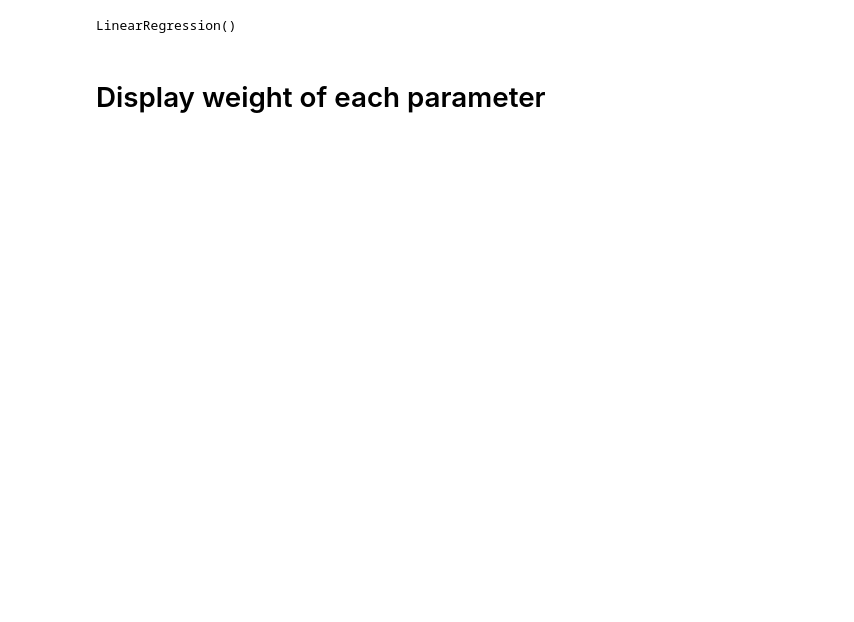
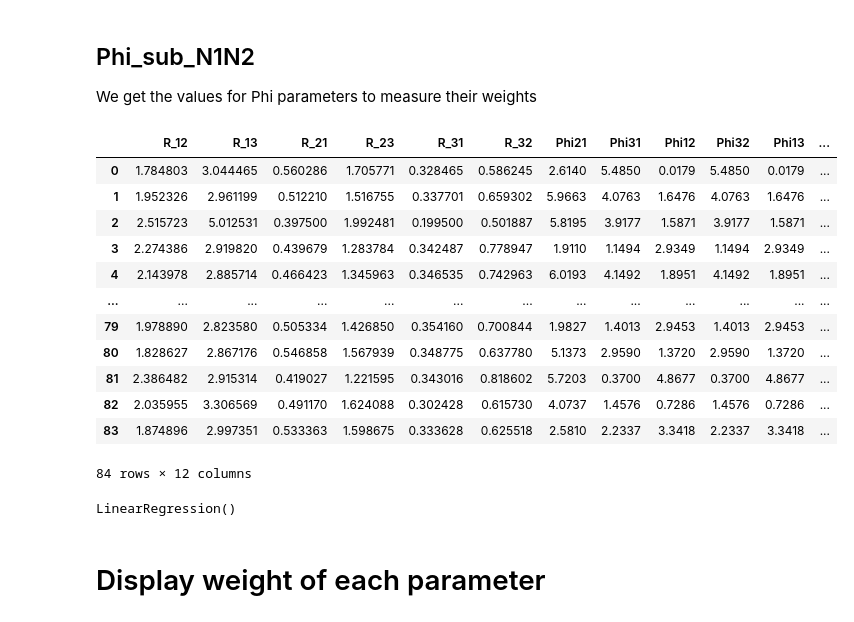
Before and after one commit to handle1337/blink, a Jupyter notebook: notebooks/blink.ipynb, the cells around one changed output. Cells and saved outputs as stored; diff of their text form; code cells hidden in the pictures; blank space fills up the shorter version.

```diff
--- a/notebooks/blink.ipynb
+++ b/notebooks/blink.ipynb
@@ -29,0 +42,15 @@ df
+# %%
+jk_df = pd.DataFrame()
+
+
+# Get ratios e.x. A1/A2, A1/A3 etc.
+phi_filter = df.filter(["A1","A2","A3"])
+for phi_n1 in phi_filter.columns:
+
+    for phi_n2 in phi_filter.drop(columns=[phi_n1]).columns:
+        ratio_name = f"R_{phi_n1[1:]}{phi_n2[1:]}"
+
+        # append ratios
+        jk_df[ratio_name] = phi_filter[phi_n1].to_numpy() / phi_filter[phi_n2].to_numpy()
+
+jk_df
@@ -30,3 +71,38 @@ df
+# %% [markdown]
+## Phi_sub_N1N2
+We get the values for Phi parameters to measure their weights
+# %%
+phi_filter = df.filter(["phi1","phi2","phi3"])
+for phi_n1 in phi_filter.columns:
+
+    for phi_n2 in phi_filter.drop(columns=[phi_n1]).columns:
+        ratio_name = f"Phi{phi_n2[3:]}{phi_n1[3:]}"
+
+        phi_n1_row = phi_filter[phi_n1].to_numpy()
+        phi_n2_row = phi_filter[phi_n2].to_numpy()
+
+        coef = int(phi_n1[3:])
+
+
+
+        # append ratios
+        jk_df[ratio_name] = blink_util.twopi_normalize(phi_n1_row,phi_n2_row,coef=coef)
+
+jk_df
+# %% [output]
+|  | R_12 | R_13 | R_21 | R_23 | R_31 | R_32 | Phi21 | Phi31 | Phi12 | Phi32 | Phi13 | ... |
+| 0 | 1.784803 | 3.044465 | 0.560286 | 1.705771 | 0.328465 | 0.586245 | 2.6140 | 5.4850 | 0.0179 | 5.4850 | 0.0179 | ... |
+| 1 | 1.952326 | 2.961199 | 0.512210 | 1.516755 | 0.337701 | 0.659302 | 5.9663 | 4.0763 | 1.6476 | 4.0763 | 1.6476 | ... |
+| 2 | 2.515723 | 5.012531 | 0.397500 | 1.992481 | 0.199500 | 0.501887 | 5.8195 | 3.9177 | 1.5871 | 3.9177 | 1.5871 | ... |
+| 3 | 2.274386 | 2.919820 | 0.439679 | 1.283784 | 0.342487 | 0.778947 | 1.9110 | 1.1494 | 2.9349 | 1.1494 | 2.9349 | ... |
+| 4 | 2.143978 | 2.885714 | 0.466423 | 1.345963 | 0.346535 | 0.742963 | 6.0193 | 4.1492 | 1.8951 | 4.1492 | 1.8951 | ... |
+| ... | ... | ... | ... | ... | ... | ... | ... | ... | ... | ... | ... | ... |
+| 79 | 1.978890 | 2.823580 | 0.505334 | 1.426850 | 0.354160 | 0.700844 | 1.9827 | 1.4013 | 2.9453 | 1.4013 | 2.9453 | ... |
+| 80 | 1.828627 | 2.867176 | 0.546858 | 1.567939 | 0.348775 | 0.637780 | 5.1373 | 2.9590 | 1.3720 | 2.9590 | 1.3720 | ... |
+| 81 | 2.386482 | 2.915314 | 0.419027 | 1.221595 | 0.343016 | 0.818602 | 5.7203 | 0.3700 | 4.8677 | 0.3700 | 4.8677 | ... |
+| 82 | 2.035955 | 3.306569 | 0.491170 | 1.624088 | 0.302428 | 0.615730 | 4.0737 | 1.4576 | 0.7286 | 1.4576 | 0.7286 | ... |
+| 83 | 1.874896 | 2.997351 | 0.533363 | 1.598675 | 0.333628 | 0.625518 | 2.5810 | 2.2337 | 3.3418 | 2.2337 | 3.3418 | ... |
+84 rows × 12 columns
 # %%
 X = df.drop("metallicity", axis=1) #Independent Variables. Doesn't Include Metalicity.
 
```
Also changed, not shown: parts of 10 cells of this notebook, 1 other file.
